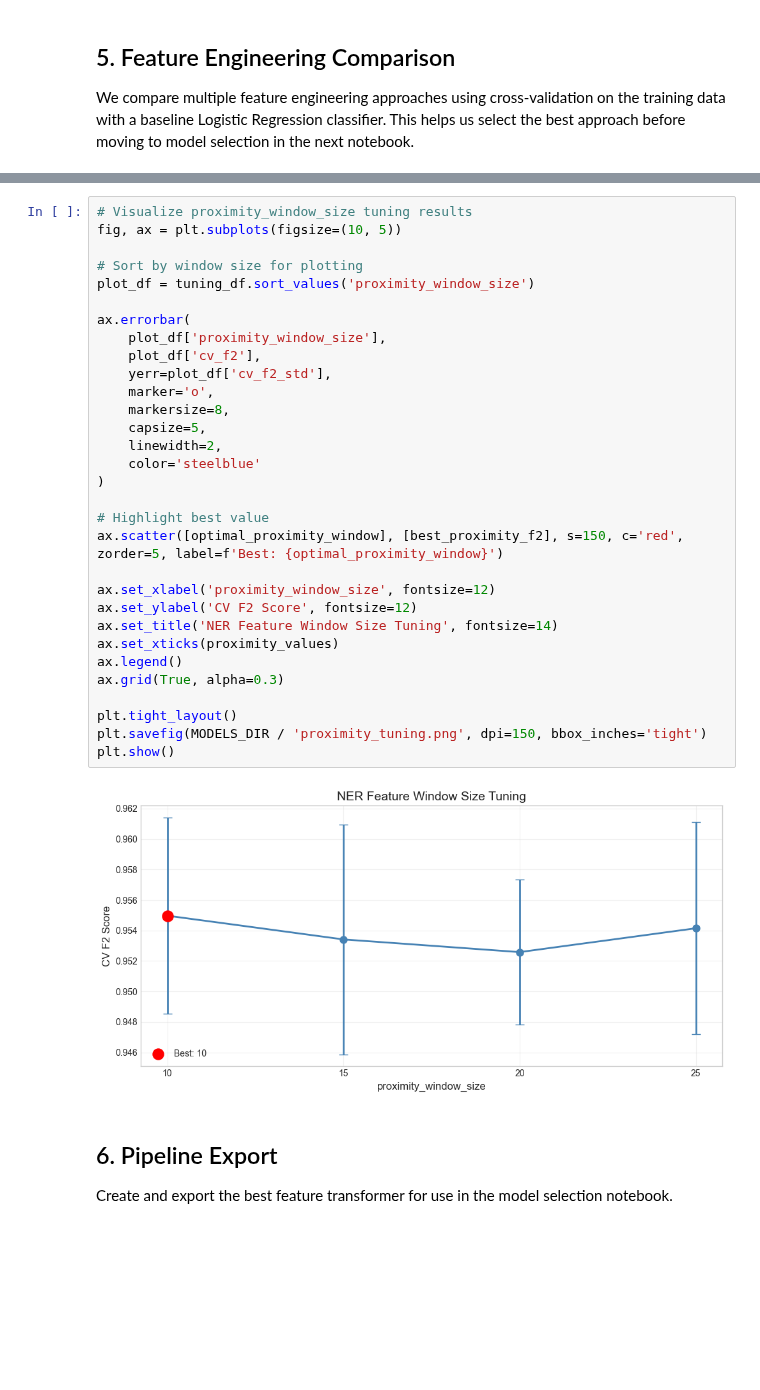
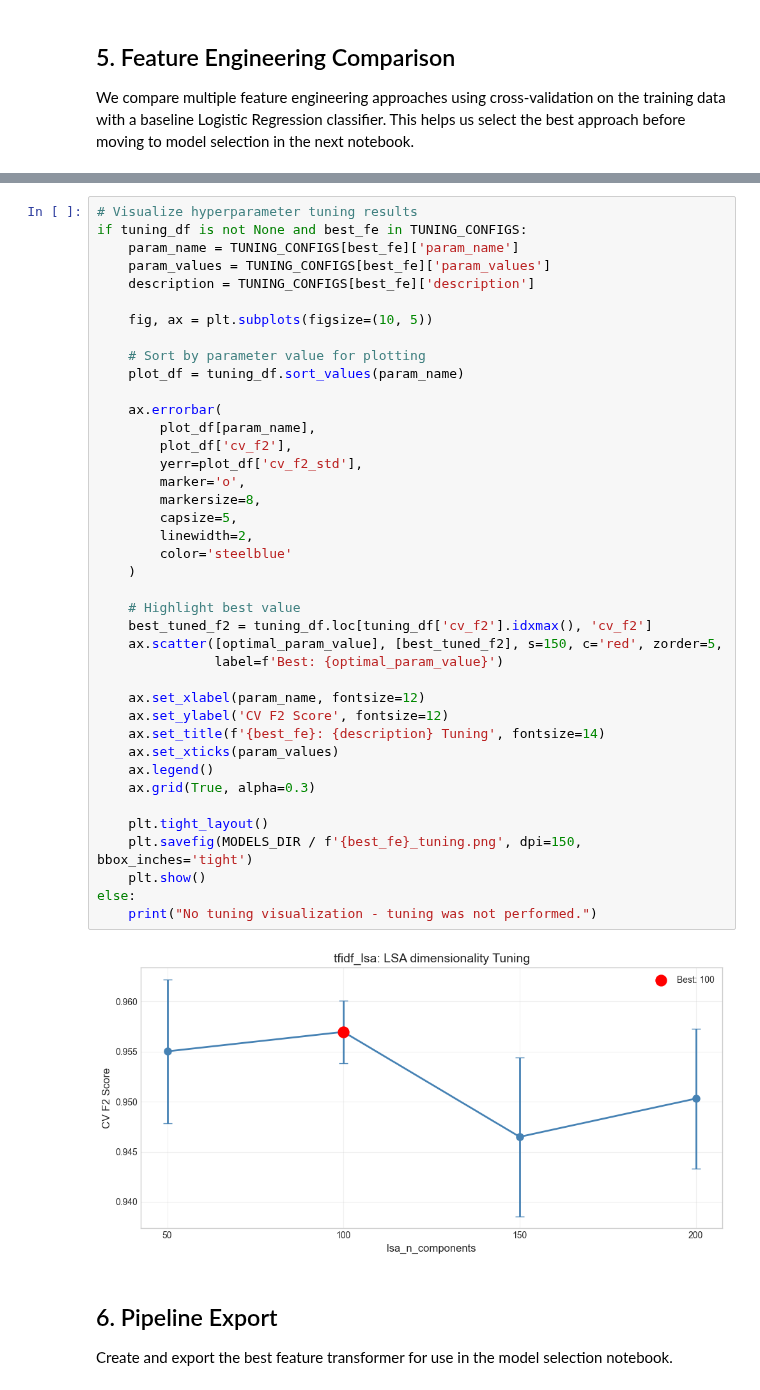
Before and after one commit to frederick-douglas-pearce/sportswear-esg-news-classifier, a Jupyter notebook: notebooks/fp1_EDA_FE.ipynb, the cells around one changed output, grey strips where cells are left out. Cells and saved outputs as stored; diff of their text form; blank space fills up the shorter version.

```diff
--- a/notebooks/fp1_EDA_FE.ipynb
+++ b/notebooks/fp1_EDA_FE.ipynb
@@ -764,37 +857,46 @@ Improvement: +0.16%
 ======================================================================
 # %%
-# Visualize proximity_window_size tuning results
-fig, ax = plt.subplots(figsize=(10, 5))
+# Visualize hyperparameter tuning results
+if tuning_df is not None and best_fe in TUNING_CONFIGS:
+    param_name = TUNING_CONFIGS[best_fe]['param_name']
+    param_values = TUNING_CONFIGS[best_fe]['param_values']
+    description = TUNING_CONFIGS[best_fe]['description']
 
-# Sort by window size for plotting
-plot_df = tuning_df.sort_values('proximity_window_size')
+    fig, ax = plt.subplots(figsize=(10, 5))
 
-ax.errorbar(
-    plot_df['proximity_window_size'],
-    plot_df['cv_f2'],
-    yerr=plot_df['cv_f2_std'],
-    marker='o',
-    markersize=8,
-    capsize=5,
-    linewidth=2,
-    color='steelblue'
-)
+    # Sort by parameter value for plotting
+    plot_df = tuning_df.sort_values(param_name)
 
-# Highlight best value
-ax.scatter([optimal_proximity_window], [best_proximity_f2], s=150, c='red', zorder=5, label=f'Best: {optimal_proximity_window}')
+    ax.errorbar(
+        plot_df[param_name],
+        plot_df['cv_f2'],
+        yerr=plot_df['cv_f2_std'],
+        marker='o',
+        markersize=8,
+        capsize=5,
+        linewidth=2,
+        color='steelblue'
+    )
 
-ax.set_xlabel('proximity_window_size', fontsize=12)
-ax.set_ylabel('CV F2 Score', fontsize=12)
-ax.set_title('NER Feature Window Size Tuning', fontsize=14)
-ax.set_xticks(proximity_values)
-ax.legend()
-ax.grid(True, alpha=0.3)
+    # Highlight best value
+    best_tuned_f2 = tuning_df.loc[tuning_df['cv_f2'].idxmax(), 'cv_f2']
+    ax.scatter([optimal_param_value], [best_tuned_f2], s=150, c='red', zorder=5,
+               label=f'Best: {optimal_param_value}')
 
-plt.tight_layout()
-plt.savefig(MODELS_DIR / 'proximity_tuning.png', dpi=150, bbox_inches='tight')
-plt.show()
+    ax.set_xlabel(param_name, fontsize=12)
+    ax.set_ylabel('CV F2 Score', fontsize=12)
+    ax.set_title(f'{best_fe}: {description} Tuning', fontsize=14)
+    ax.set_xticks(param_values)
+    ax.legend()
+    ax.grid(True, alpha=0.3)
+
+    plt.tight_layout()
+    plt.savefig(MODELS_DIR / f'{best_fe}_tuning.png', dpi=150, bbox_inches='tight')
+    plt.show()
+else:
+    print("No tuning visualization - tuning was not performed.")
 # %% [output]
-[figure, old version]
+[figure, new version]
 # %% [markdown]
 ## 6. Pipeline Export
 
```
Also changed, not shown: parts of 23 cells of this notebook, 9 other files.
